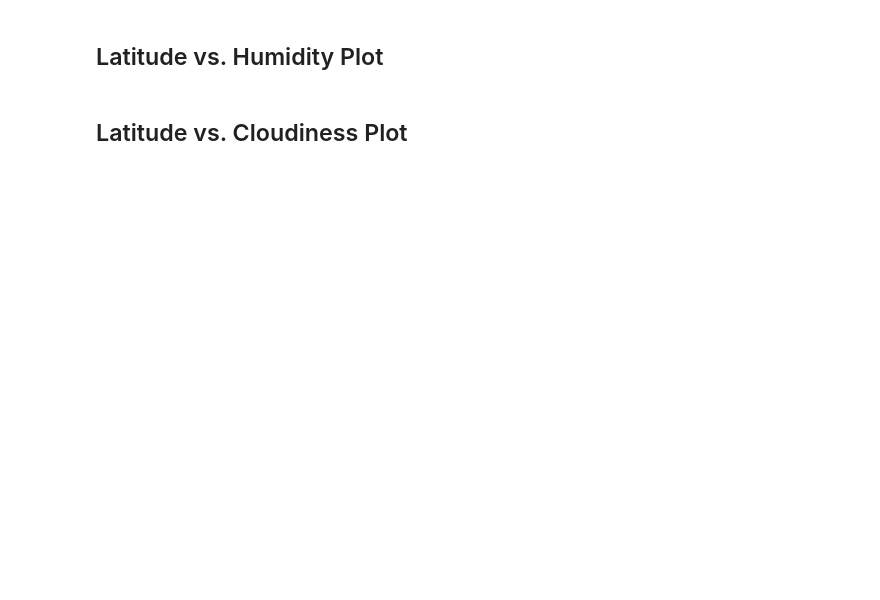
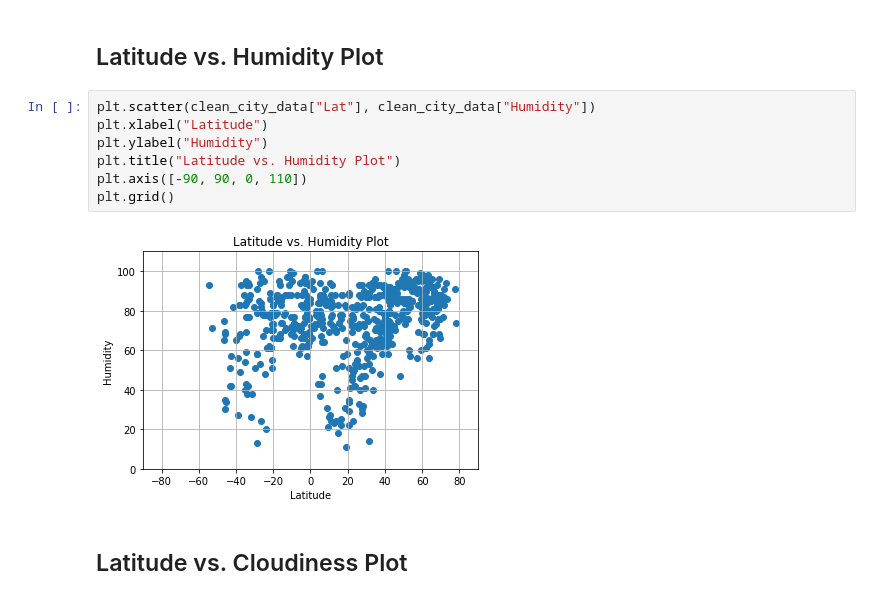
Before and after one commit to chandlergibbons/python-api-challenge, a Jupyter notebook: 06-Python-APIs/Instructions/WeatherPy.ipynb, the cells around one changed output. Saved outputs shown, nothing was run; the diff lists cells and outputs as text; blank space fills up the shorter version.

```diff
--- a/06-Python-APIs/Instructions/WeatherPy.ipynb
+++ b/06-Python-APIs/Instructions/WeatherPy.ipynb
@@ -210,4 +242,13 @@ Skip this step if there are no cities that have humidity > 100%.
 # %% [markdown]
 ## Latitude vs. Humidity Plot
+# %%
+plt.scatter(clean_city_data["Lat"], clean_city_data["Humidity"])
+plt.xlabel("Latitude")
+plt.ylabel("Humidity")
+plt.title("Latitude vs. Humidity Plot")
+plt.axis([-90, 90, 0, 110])
+plt.grid()
+# %% [output]
+[figure, added]
 # %% [markdown]
 ## Latitude vs. Cloudiness Plot
```
Also changed, not shown: parts of 25 cells of this notebook, 3 other files.
